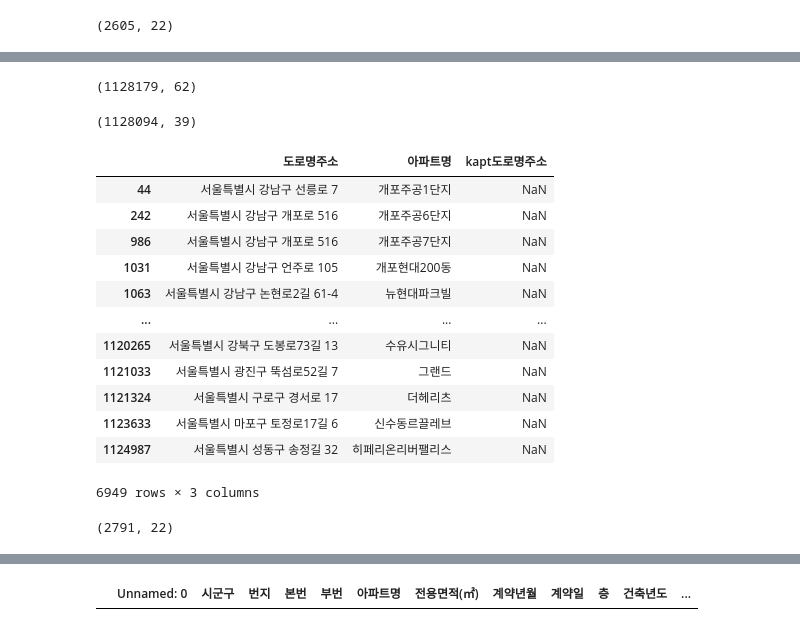
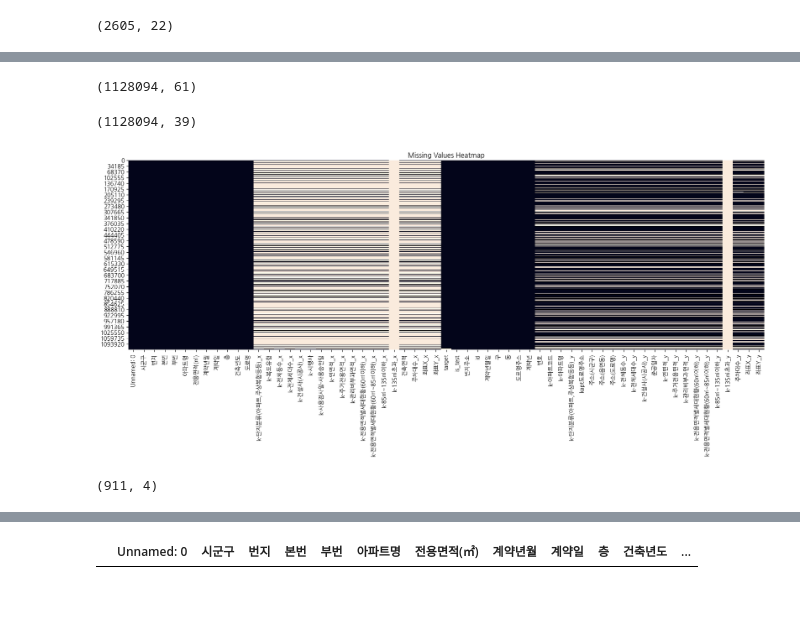
Before and after one commit to UpstageAILab3/upstage-ml-regression-ml5-pub, a Jupyter notebook: notebook/preprocessing.ipynb, the cells around one changed output, grey strips where cells are left out. Drawn from its saved outputs; the diff is of its cells as text; code cells hidden in the pictures; blank space fills up the shorter version.

```diff
--- a/notebook/preprocessing.ipynb
+++ b/notebook/preprocessing.ipynb
@@ -110,17 +118,25 @@ PATH = r"/data/ephemeral/home/yjl/upstage-ml-regression-ml5/data"
 
 train = pd.read_csv(os.path.join(PATH, "train.csv")) # (1118822, 52)
 test = pd.read_csv(os.path.join(PATH, "test.csv")) # (9272, 51)
-train_test = pd.read_csv(os.path.join(PATH, "train_test.csv")) # (1128094, 53)
+#train_test = pd.read_csv(os.path.join(PATH, "train_test.csv")) # (1128094, 53)
 train_test_final = pd.read_csv(os.path.join(PATH, "train_test_final.csv")) # 컬럼 추림
 train_test_seoul_apart = pd.read_csv(os.path.join(PATH, "train_test_seoul_apart.csv")) #
-reconstruction = pd.read_csv(os.path.join(PATH, "reconstruction.csv"), encoding='CP949')
+#trainset = pd.read_csv(os.path.join(PATH, "trainset.csv")) #
+#reconstruction = pd.read_csv(os.path.join(PATH, "reconstruction.csv"), encoding='CP949')
 subway_feature = pd.read_csv(os.path.join(PATH, "subway_feature.csv"))
 sample_submission = pd.read_csv(os.path.join(PATH, "sample_submission.csv"))
 bus_feature = pd.read_csv(os.path.join(PATH, "bus_feature.csv"))
 seoul_apart = pd.read_csv(r"/data/ephemeral/home/yjl/upstage-ml-regression-ml5/data/seoul_apart.csv")
+seoul_apart_jimi = pd.read_excel(r'/data/ephemeral/home/yjl/upstage-ml-regression-ml5/data/서울시 공동주택 관리 현황 (2023.12.31.기준)_수정본.xlsx')
+#reconstruction_modified = pd.read_csv(r"/data/ephemeral/home/yjl/upstage-ml-regression-ml5/data/reconstruction_modified.csv", encoding='CP949')
 # 출처: https://data.seoul.go.kr/dataList/OA-15818/S/1/datasetView.do 서울시 공동주택 아파트 정보
 doroaddress = pd.read_csv(os.path.join(PATH, "doroaddress.csv")) # (8325, 7)
 bunjiaddress = pd.read_csv(os.path.join(PATH, "bunjiaddress.csv")) # (8954, 1)
 # 출처: https://www.juso.go.kr/CommonPageLink.do?link=/support/AddressTransform 100만건 이하 주소전환
 station_distance = pd.read_csv(os.path.join(PATH, "station_distance.csv"))
-match_build_seoul = pd.read_csv(os.path.join(PATH, "match_build_seoul.csv"))
+match_build_seoul = pd.read_csv(os.path.join(PATH, "match_build_seoul.csv")) # (599943, 38)
+# match_build_seoul_for_model = pd.read_csv(os.path.join(PATH, "match_build_seoul_for_model.csv")) # (31377, 7)
+#finance = pd.read_csv(os.path.join(PATH, "finance.csv"))
+trainset_0714 = pd.read_csv(os.path.join(PATH, "trainset_0714.csv"))
+#academy = pd.read_csv(os.path.join(PATH, "ES1001AM00101MM2306_csv.csv"), encoding='CP949', delimiter='|', quotechar='"')
+academy = pd.read_csv(os.path.join(PATH, "academy.csv"))
@@ -188,4 +596,4 @@ train_test_seoul_apart = pd.merge(train_test_final, seoul_apart_new, left_on='
 # %%
 train_test_seoul_apart.shape
 # %% [output]
-(1128179, 62)
+(1128094, 61)
@@ -197,0 +606,11 @@ train_test_seoul_apart_no_matching = train_test_seoul_apart[~train_test_seoul_ap
+# %%
+import seaborn as sns
+import matplotlib.pyplot as plt
+
+# 결측치 히트맵 생성
+plt.figure(figsize=(20, 6))  # 가로 16인치, 세로 6인치로 설정
+sns.heatmap(train_test_seoul_apart.isnull(), cbar=False)
+plt.title("Missing Values Heatmap")
+plt.show()
+# %% [output]
+[figure, added]
@@ -200,16 +620,0 @@ train_test_seoul_apart_no_matching.to_csv(r'/data/ephemeral/home/yjl/upstage-ml-
-# %%
-train_test_seoul_apart_no_matching
-# %% [output]
-|  | 도로명주소 | 아파트명 | kapt도로명주소 |
-| 44 | 서울특별시 강남구 선릉로 7 | 개포주공1단지 | NaN |
-| 242 | 서울특별시 강남구 개포로 516 | 개포주공6단지 | NaN |
-| 986 | 서울특별시 강남구 개포로 516 | 개포주공7단지 | NaN |
-| 1031 | 서울특별시 강남구 언주로 105 | 개포현대200동 | NaN |
-| 1063 | 서울특별시 강남구 논현로2길 61-4 | 뉴현대파크빌 | NaN |
-| ... | ... | ... | ... |
-| 1120265 | 서울특별시 강북구 도봉로73길 13 | 수유시그니티 | NaN |
-| 1121033 | 서울특별시 광진구 뚝섬로52길 7 | 그랜드 | NaN |
-| 1121324 | 서울특별시 구로구 경서로 17 | 더헤리츠 | NaN |
-| 1123633 | 서울특별시 마포구 토정로17길 6 | 신수동르끌레브 | NaN |
-| 1124987 | 서울특별시 성동구 송정길 32 | 히페리온리버팰리스 | NaN |
-6949 rows × 3 columns
@@ -216,4 +623,4 @@ train_test_seoul_apart_no_matching
 # %%
-seoul_apart.shape
+df.shape
 # %% [output]
-(2791, 22)
+(911, 4)
```
Also changed, not shown: parts of 245 cells of this notebook.
